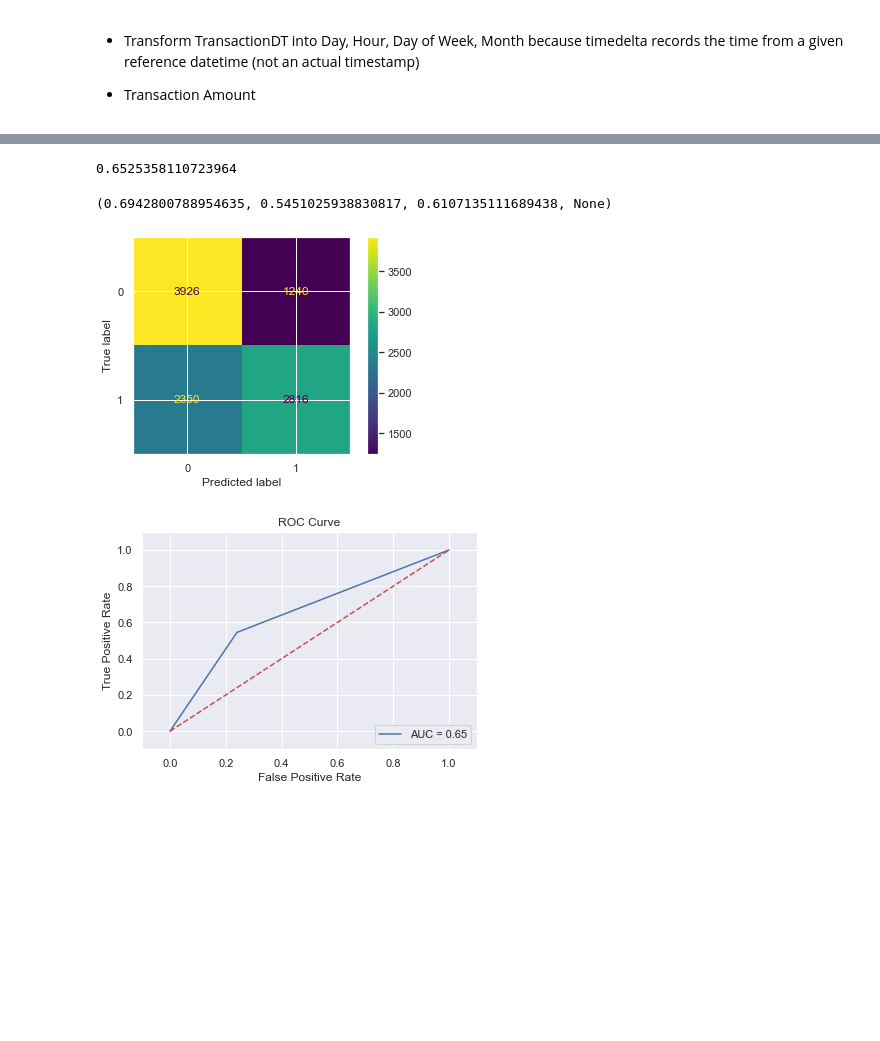
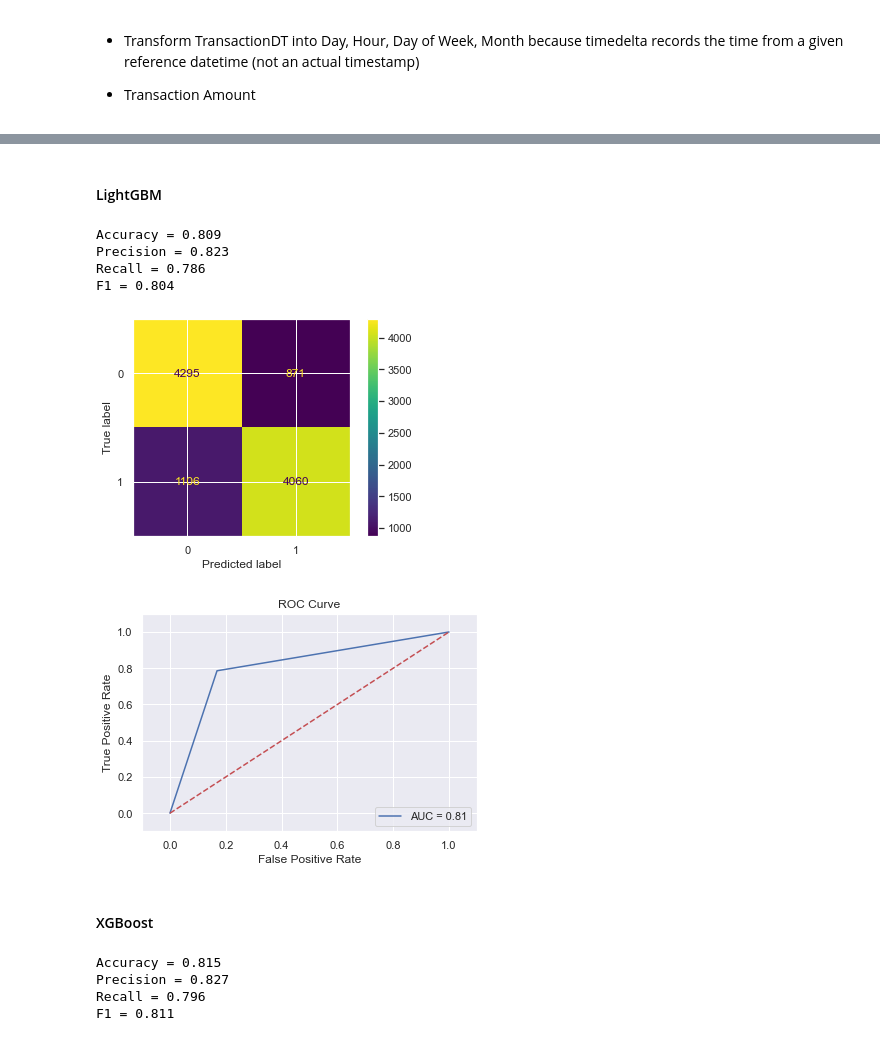
Before and after one commit to COGS118A/Group005-Wi23, a Jupyter notebook: final_project.ipynb, the cells around one changed output, grey strips where cells are left out. Cells and saved outputs as stored; diff of their text form; code cells hidden in the pictures; blank space fills up the shorter version.

```diff
--- a/final_project.ipynb
+++ b/final_project.ipynb
@@ -606,2 +636,0 @@ def RandomForest_result(X_train, X_test, y_train, y_test):
-# %%
-rf_clf, accuracy, X_test, y_test, y_pred, fpr, tpr, auc_score = RandomForest_result(X_train, X_test, y_train, y_test)
@@ -615,0 +637,8 @@ precision_recall_fscore_support(y_test, y_pred, average='binary')
+# %%
+rf_model = RandomForestClassifier(random_state=42)
+rf_clf, accuracy, X_test, y_test, y_pred, fpr, tpr, auc_score = build_result(X_train, X_test, y_train, y_test, rf_model)
+print('Accuracy = ' + str(round(accuracy_score(y_test, y_pred), 3)))
+score = precision_recall_fscore_support(y_test, y_pred, average='binary')
+print('Precision = ' + str(round(score[0], 3)))
+print('Recall = ' + str(round(score[1], 3)))
+print('F1 = ' + str(round(score[2], 3)))
@@ -643,26 +666,31 @@ def naive_bayes_result(X_train, X_test, y_train, y_test):
-# %%
-nb_clf, accuracy, X_test, y_test, y_pred, fpr, tpr, auc_score = naive_bayes_result(X_train, X_test, y_train, y_test)
-# %%
-accuracy_score(y_test, y_pred)
-# %% [output]
-0.6525358110723964
-# %%
-precision_recall_fscore_support(y_test, y_pred, average='binary')
-# %% [output]
-(0.6942800788954635, 0.5451025938830817, 0.6107135111689438, None)
+# %% [markdown]
+#### LightGBM
+# %%
+lgb_model = lgb.LGBMClassifier(random_state=42)
+lgb_clf, accuracy, X_test, y_test, y_pred, fpr, tpr, auc_score = build_result(X_train, X_test, y_train, y_test, lgb_model)
+print('Accuracy = ' + str(round(accuracy_score(y_test, y_pred), 3)))
+score = precision_recall_fscore_support(y_test, y_pred, average='binary')
+print('Precision = ' + str(round(score[0], 3)))
+print('Recall = ' + str(round(score[1], 3)))
+print('F1 = ' + str(round(score[2], 3)))
+# %% [output]
+Accuracy = 0.809
+Precision = 0.823
+Recall = 0.786
+F1 = 0.804
 # %%
-plot_confusion_matrix(nb_clf, X_test, y_test)
+plot_confusion_matrix(lgb_clf, X_test, y_test)
 plt.show()
 plt.clf()
 plt.title('ROC Curve')
 plt.plot(fpr, tpr, label='AUC = {:.2f}'.format(auc_score))
 plt.plot([0,1],[0,1],'r--')
 plt.xlim([-0.1,1.1])
 plt.ylim([-0.1,1.1])
 plt.ylabel('True Positive Rate')
 plt.xlabel('False Positive Rate')
 plt.legend(loc='lower right')
 plt.show()
 # %% [output]
-[figure, old version]
+[figure, new version]
-[figure, old version]
+[figure, new version]
@@ -683 +697,16 @@ dt_clf, accuracy, X_test, y_test, y_pred, fpr, tpr, auc_score = decision_tree_re
+# %% [markdown]
+#### XGBoost
+# %%
+xgb_model = xgb.XGBClassifier(random_state=42)
+xgb_clf, accuracy, X_test, y_test, y_pred, fpr, tpr, auc_score = build_result(X_train, X_test, y_train, y_test, xgb_model)
+print('Accuracy = ' + str(round(accuracy_score(y_test, y_pred), 3)))
+score = precision_recall_fscore_support(y_test, y_pred, average='binary')
+print('Precision = ' + str(round(score[0], 3)))
+print('Recall = ' + str(round(score[1], 3)))
+print('F1 = ' + str(round(score[2], 3)))
+# %% [output]
+Accuracy = 0.815
+Precision = 0.827
+Recall = 0.796
+F1 = 0.811
 # %%
```
Also changed, not shown: parts of 50 cells of this notebook.
